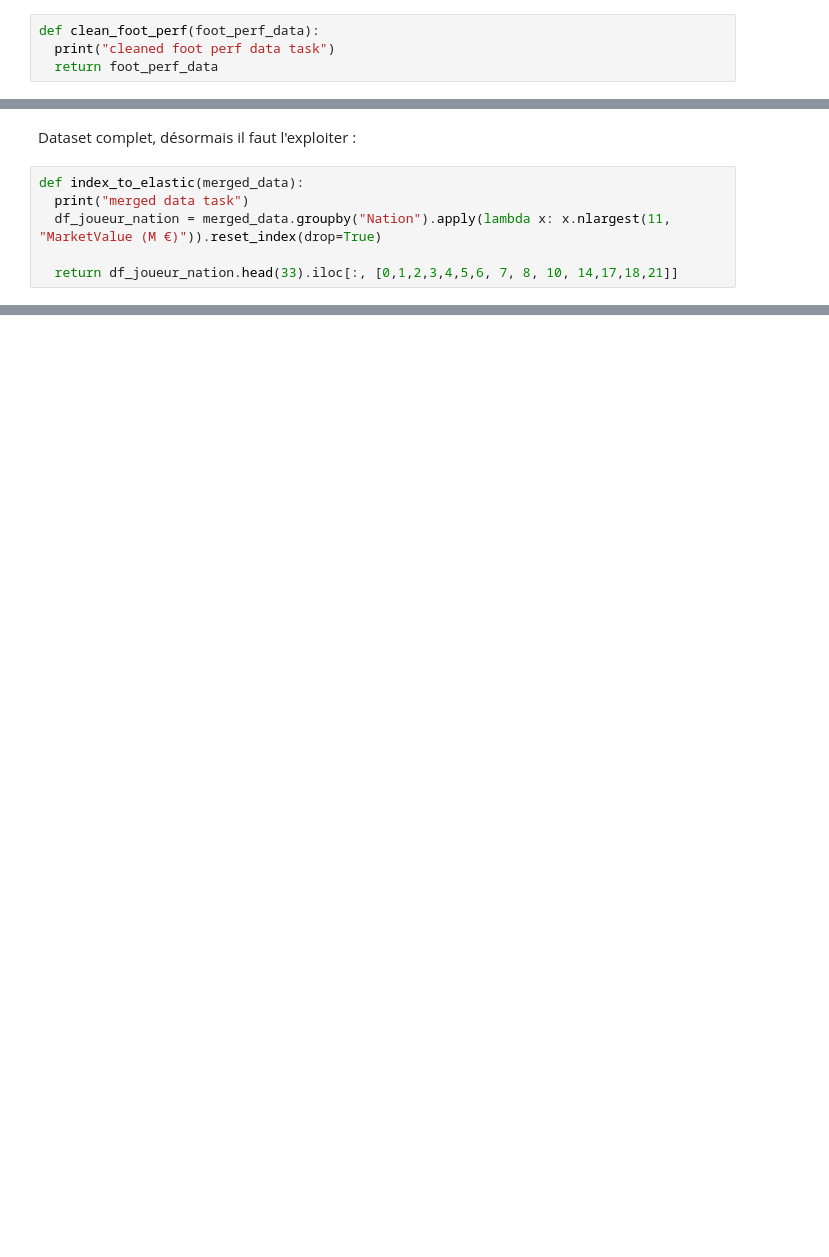
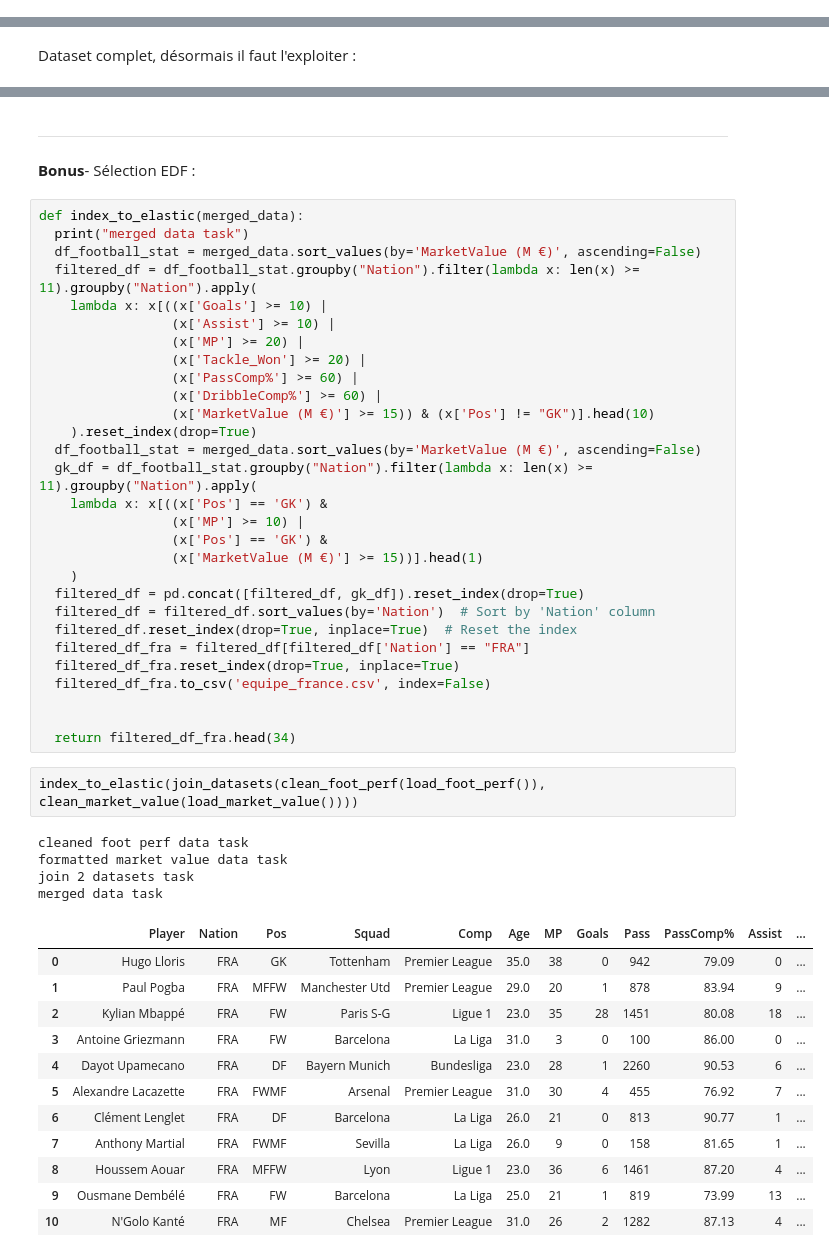
Before and after one commit to PuchToTalk/Football_WorldCup_Recommendation, a Jupyter notebook: Football_player_mv.ipynb, the cells around one changed output, grey strips where cells are left out. Drawn from its saved outputs; the diff is of its cells as text; blank space fills up the shorter version.

```diff
--- a/Football_player_mv.ipynb
+++ b/Football_player_mv.ipynb
@@ -585,7 +594,3 @@ load_market_value()
 | 516 | 516 | Jeremie Boga | €16.00m | CIV | FW |
 | 517 | 517 | Hugo Lloris | €32.00m | FRA | GK |
 518 rows × 5 columns
-# %%
-def clean_foot_perf(foot_perf_data):
-  print("cleaned foot perf data task")
-  return foot_perf_data
@@ -696,8 +867,2 @@ join 2 datasets task
 # %% [markdown]
 Dataset complet, désormais il faut l'exploiter :
-# %%
-def index_to_elastic(merged_data):
-  print("merged data task")
-  df_joueur_nation = merged_data.groupby("Nation").apply(lambda x: x.nlargest(11, "MarketValue (M €)")).reset_index(drop=True)
-
-  return df_joueur_nation.head(33).iloc[:, [0,1,2,3,4,5,6, 7, 8, 10, 14,17,18,21]]
@@ -727,0 +937,52 @@ merged data task
+# %% [markdown]
+-------
+# %% [markdown]
+**Bonus**- Sélection EDF :
+# %%
+def index_to_elastic(merged_data):
+  print("merged data task")
+  df_football_stat = merged_data.sort_values(by='MarketValue (M €)', ascending=False)
+  filtered_df = df_football_stat.groupby("Nation").filter(lambda x: len(x) >= 11).groupby("Nation").apply(
+    lambda x: x[((x['Goals'] >= 10) |
+                 (x['Assist'] >= 10) |
+                 (x['MP'] >= 20) |
+                 (x['Tackle_Won'] >= 20) |
+                 (x['PassComp%'] >= 60) |
+                 (x['DribbleComp%'] >= 60) |
+                 (x['MarketValue (M €)'] >= 15)) & (x['Pos'] != "GK")].head(10)
+    ).reset_index(drop=True)
+  df_football_stat = merged_data.sort_values(by='MarketValue (M €)', ascending=False)
+  gk_df = df_football_stat.groupby("Nation").filter(lambda x: len(x) >= 11).groupby("Nation").apply(
+    lambda x: x[((x['Pos'] == 'GK') &
+                 (x['MP'] >= 10) |
+                 (x['Pos'] == 'GK') &
+                 (x['MarketValue (M €)'] >= 15))].head(1)
+    )
+  filtered_df = pd.concat([filtered_df, gk_df]).reset_index(drop=True)
+  filtered_df = filtered_df.sort_values(by='Nation')  # Sort by 'Nation' column
+  filtered_df.reset_index(drop=True, inplace=True)  # Reset the index
+  filtered_df_fra = filtered_df[filtered_df['Nation'] == "FRA"]
+  filtered_df_fra.reset_index(drop=True, inplace=True)
+  filtered_df_fra.to_csv('equipe_france.csv', index=False)
+
+
+  return filtered_df_fra.head(34)
+# %%
+index_to_elastic(join_datasets(clean_foot_perf(load_foot_perf()), clean_market_value(load_market_value())))
+# %% [output]
+cleaned foot perf data task
+formatted market value data task
+join 2 datasets task
+merged data task
+|  | Player | Nation | Pos | Squad | Comp | Age | MP | Goals | Pass | PassComp% | Assist | ... |
+| 0 | Hugo Lloris | FRA | GK | Tottenham | Premier League | 35.0 | 38 | 0 | 942 | 79.09 | 0 | ... |
+| 1 | Paul Pogba | FRA | MFFW | Manchester Utd | Premier League | 29.0 | 20 | 1 | 878 | 83.94 | 9 | ... |
+| 2 | Kylian Mbappé | FRA | FW | Paris S-G | Ligue 1 | 23.0 | 35 | 28 | 1451 | 80.08 | 18 | ... |
+| 3 | Antoine Griezmann | FRA | FW | Barcelona | La Liga | 31.0 | 3 | 0 | 100 | 86.00 | 0 | ... |
+| 4 | Dayot Upamecano | FRA | DF | Bayern Munich | Bundesliga | 23.0 | 28 | 1 | 2260 | 90.53 | 6 | ... |
+| 5 | Alexandre Lacazette | FRA | FWMF | Arsenal | Premier League | 31.0 | 30 | 4 | 455 | 76.92 | 7 | ... |
+| 6 | Clément Lenglet | FRA | DF | Barcelona | La Liga | 26.0 | 21 | 0 | 813 | 90.77 | 1 | ... |
+| 7 | Anthony Martial | FRA | FWMF | Sevilla | La Liga | 26.0 | 9 | 0 | 158 | 81.65 | 1 | ... |
+| 8 | Houssem Aouar | FRA | MFFW | Lyon | Ligue 1 | 23.0 | 36 | 6 | 1461 | 87.20 | 4 | ... |
+| 9 | Ousmane Dembélé | FRA | FW | Barcelona | La Liga | 25.0 | 21 | 1 | 819 | 73.99 | 13 | ... |
+| 10 | N'Golo Kanté | FRA | MF | Chelsea | Premier League | 31.0 | 26 | 2 | 1282 | 87.13 | 4 | ... |
```
Also changed, not shown: parts of 16 cells of this notebook.
